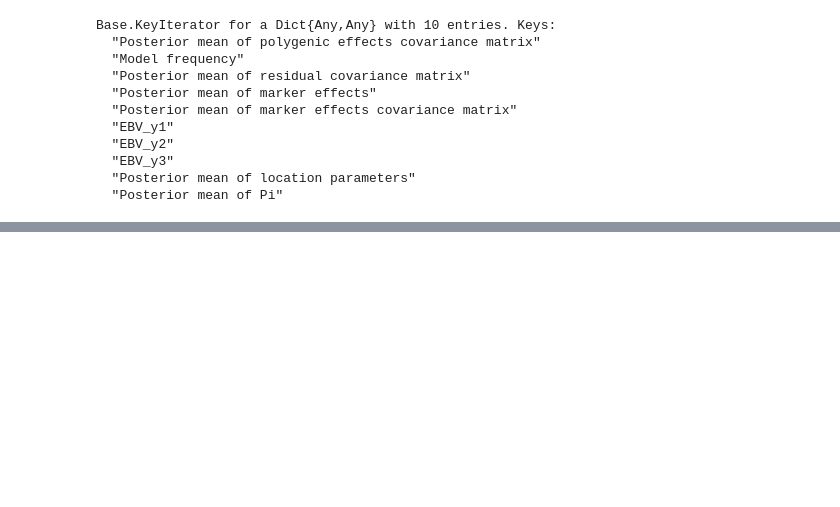
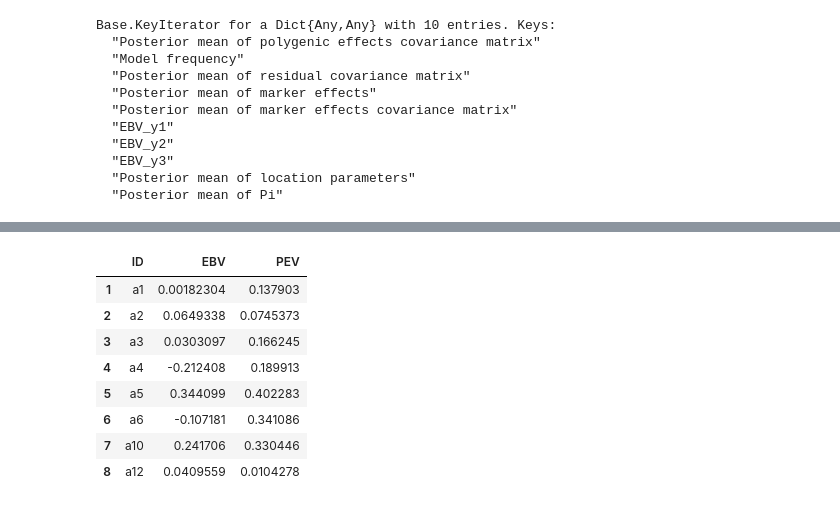
Before and after one commit to reworkhow/JWAS.jl, a Jupyter notebook: docs/notebooks_v0.3/4_SSBR.ipynb, the cells around one changed output, grey strips where cells are left out. Drawn from its saved outputs; the diff is of its cells as text; code cells hidden in the pictures; blank space fills up the shorter version.

```diff
--- a/docs/notebooks_v0.3/4_SSBR.ipynb
+++ b/docs/notebooks_v0.3/4_SSBR.ipynb
@@ -469,0 +289,12 @@ JWAS.transubstrarr(out)
+# %%
+out2["EBV_y1"]
+# %% [output]
+|  | ID | EBV | PEV |
+| 1 | a1 | 0.00182304 | 0.137903 |
+| 2 | a2 | 0.0649338 | 0.0745373 |
+| 3 | a3 | 0.0303097 | 0.166245 |
+| 4 | a4 | -0.212408 | 0.189913 |
+| 5 | a5 | 0.344099 | 0.402283 |
+| 6 | a6 | -0.107181 | 0.341086 |
+| 7 | a10 | 0.241706 | 0.330446 |
+| 8 | a12 | 0.0409559 | 0.0104278 |
```
Also changed, not shown: parts of 34 cells of this notebook, 6 other files.
